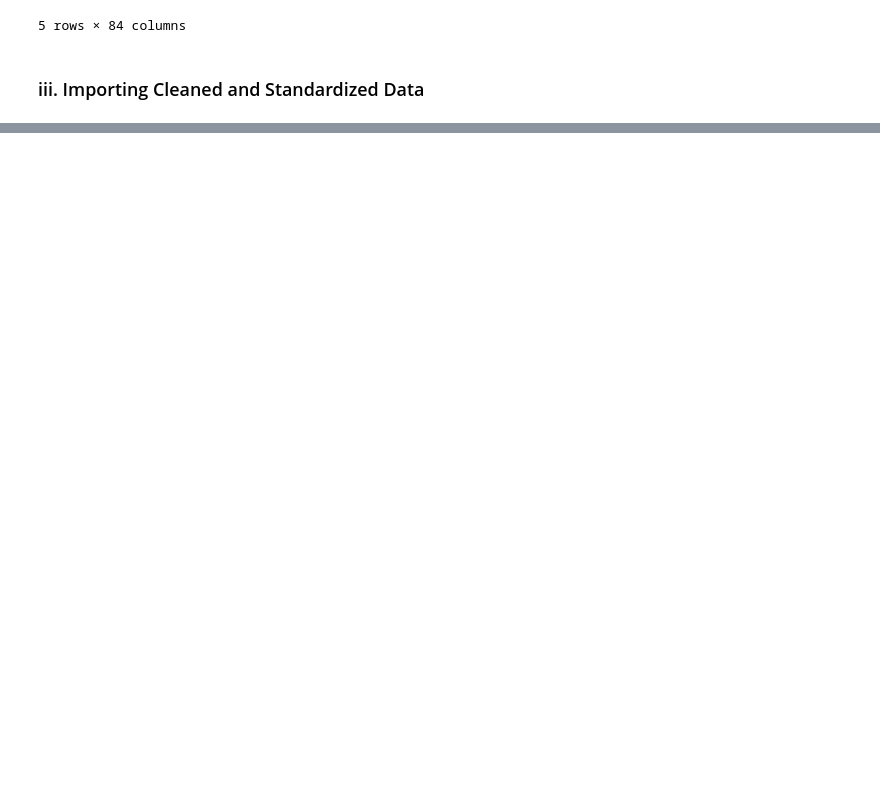
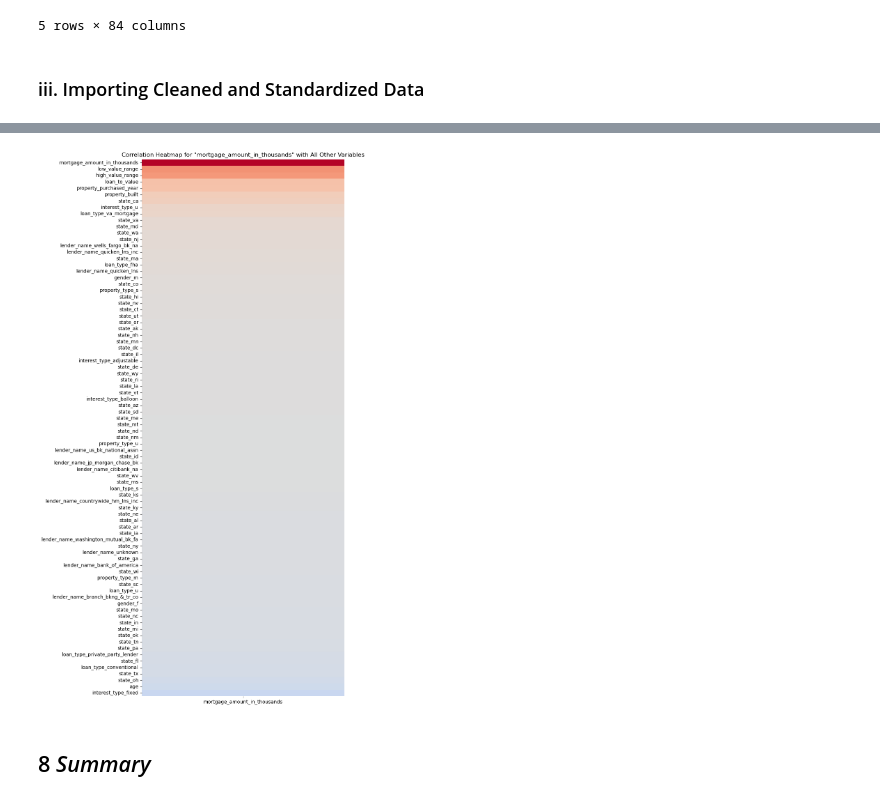
Before and after one commit to ahmedembeddedx/Housing_Data_Predictive_Model, a Jupyter notebook: Notebook.ipynb, the cells around one changed output, grey strips where cells are left out. Saved outputs shown, nothing was run; the diff lists cells and outputs as text; code cells hidden in the pictures; blank space fills up the shorter version.

```diff
--- a/Notebook.ipynb
+++ b/Notebook.ipynb
@@ -364,0 +415,11 @@ Name: mortgage_amount_in_thousands, Length: 84, dtype: float64
+# %%
+correlation_matrix = data.corr()['mortgage_amount_in_thousands'].sort_values(ascending=False).to_frame()
+
+plt.figure(figsize=(7.5, 20))
+sns.heatmap(correlation_matrix, cmap='coolwarm', vmin=-1, vmax=1, cbar=False)
+plt.title('Correlation Heatmap for "mortgage_amount_in_thousands" with All Other Variables')
+plt.show()
+# %% [output]
+[figure, added]
+# %% [markdown]
+## 8 *Summary*
```
Also changed, not shown: parts of 38 cells of this notebook.
